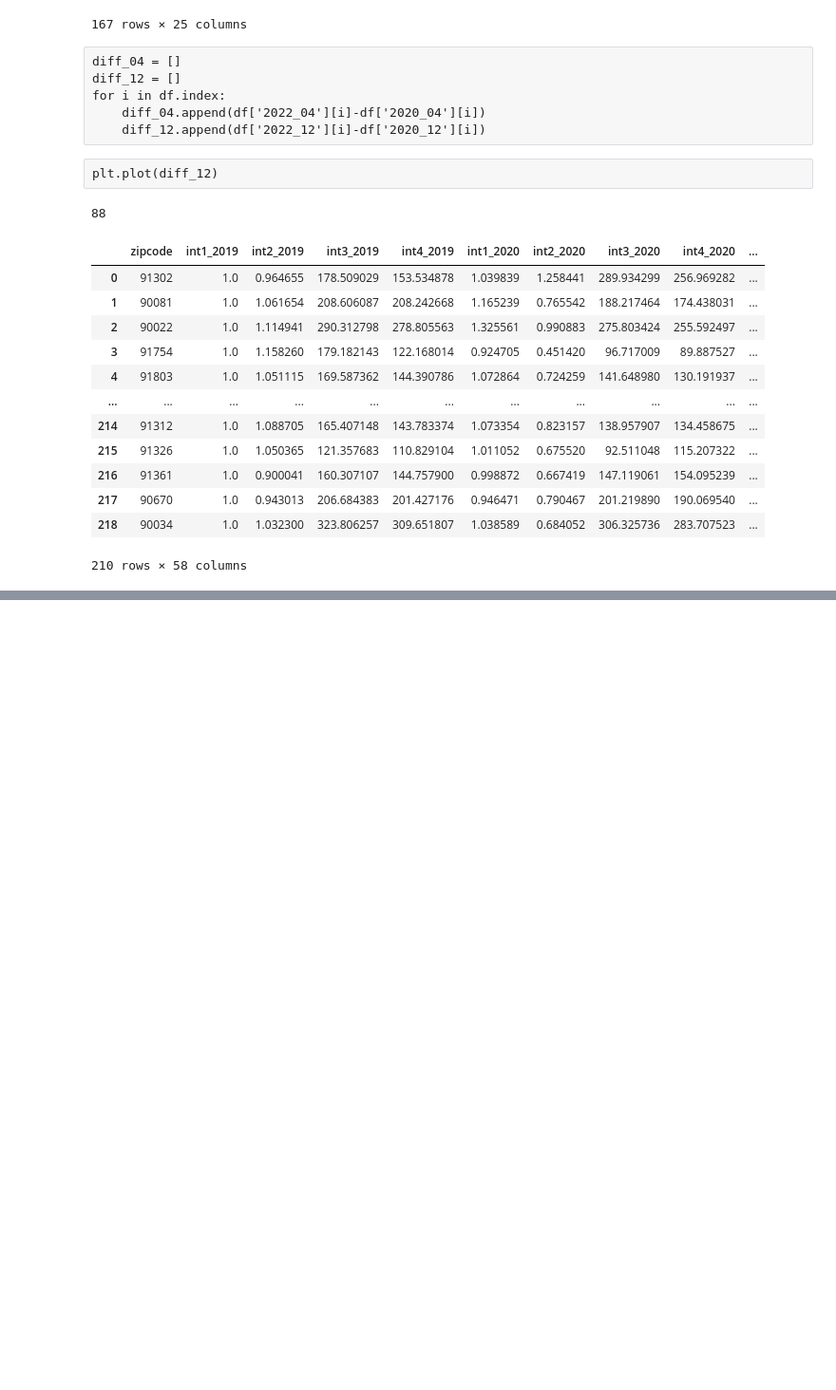
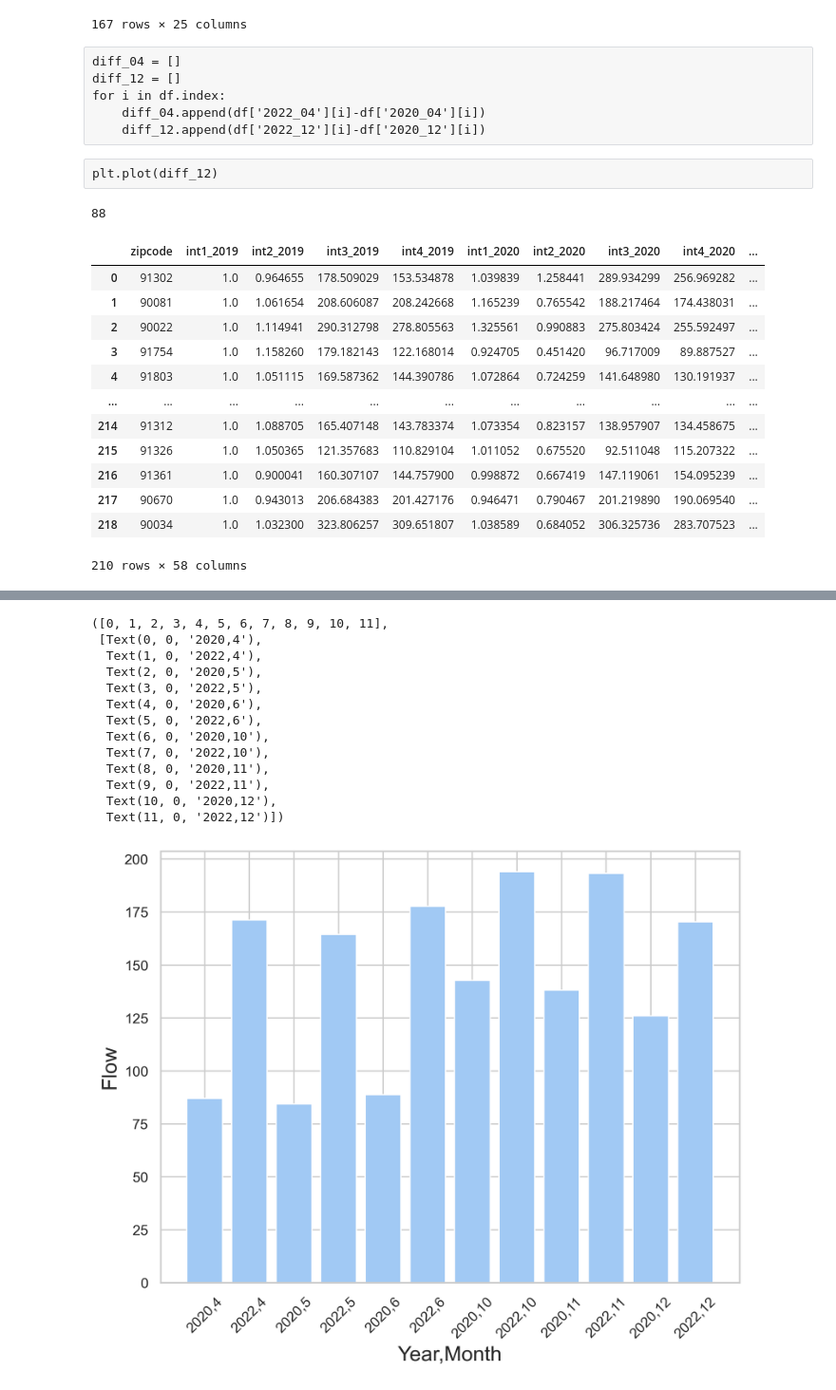
Before and after one commit to suyanpengzhang/Traffic-Analysis, a Jupyter notebook: Regression Analysis.ipynb, the cells around one changed output, grey strips where cells are left out. Shown at 95% size. Drawn from its saved outputs; the diff is of its cells as text; code cells hidden in the pictures; blank space fills up the shorter version.

```diff
--- a/Regression Analysis.ipynb
+++ b/Regression Analysis.ipynb
@@ -106,0 +320,36 @@ censusdata
+# %%
+f20204 = np.mean(censusdata['value_2020_04'])
+f20205 = np.mean(censusdata['value_2020_05'])
+f20206 = np.mean(censusdata['value_2020_06'])
+f20224 = np.mean(censusdata['value_2022_04'])
+f20225 = np.mean(censusdata['value_2022_05'])
+f20226 = np.mean(censusdata['value_2022_06'])
+f202010 = np.mean(censusdata['value_2020_10'])
+f202011 = np.mean(censusdata['value_2020_11'])
+f202012 = np.mean(censusdata['value_2020_12'])
+f202210 = np.mean(censusdata['value_2022_10'])
+f202211 = np.mean(censusdata['value_2022_11'])
+f202212 = np.mean(censusdata['value_2022_12'])
+names = ['2020,4','2022,4','2020,5','2022,5','2020,6','2022,6','2020,10','2022,10','2020,11','2022,11','2020,12','2022,12']
+plt.figure(figsize=(8, 6), dpi=300)
+plt.bar(names,[f20204,f20224,f20205,f20225,f20206,f20226,f202010,f202210,f202011,f202211,f202012,f202212])
+plt.xlabel('Year,Month',fontsize=16)
+plt.ylabel('Flow',fontsize=16)
+#plt.title('Bar Plot Example')
+
+plt.xticks(rotation=45)  # Rotate the x-axis labels if needed
+# %% [output]
+([0, 1, 2, 3, 4, 5, 6, 7, 8, 9, 10, 11],
+ [Text(0, 0, '2020,4'),
+  Text(1, 0, '2022,4'),
+  Text(2, 0, '2020,5'),
+  Text(3, 0, '2022,5'),
+  Text(4, 0, '2020,6'),
+  Text(5, 0, '2022,6'),
+  Text(6, 0, '2020,10'),
+  Text(7, 0, '2022,10'),
+  Text(8, 0, '2020,11'),
+  Text(9, 0, '2022,11'),
+  Text(10, 0, '2020,12'),
+  Text(11, 0, '2022,12')])
+[figure, added]
```
Also changed, not shown: parts of 11 cells of this notebook, 4 other files.
